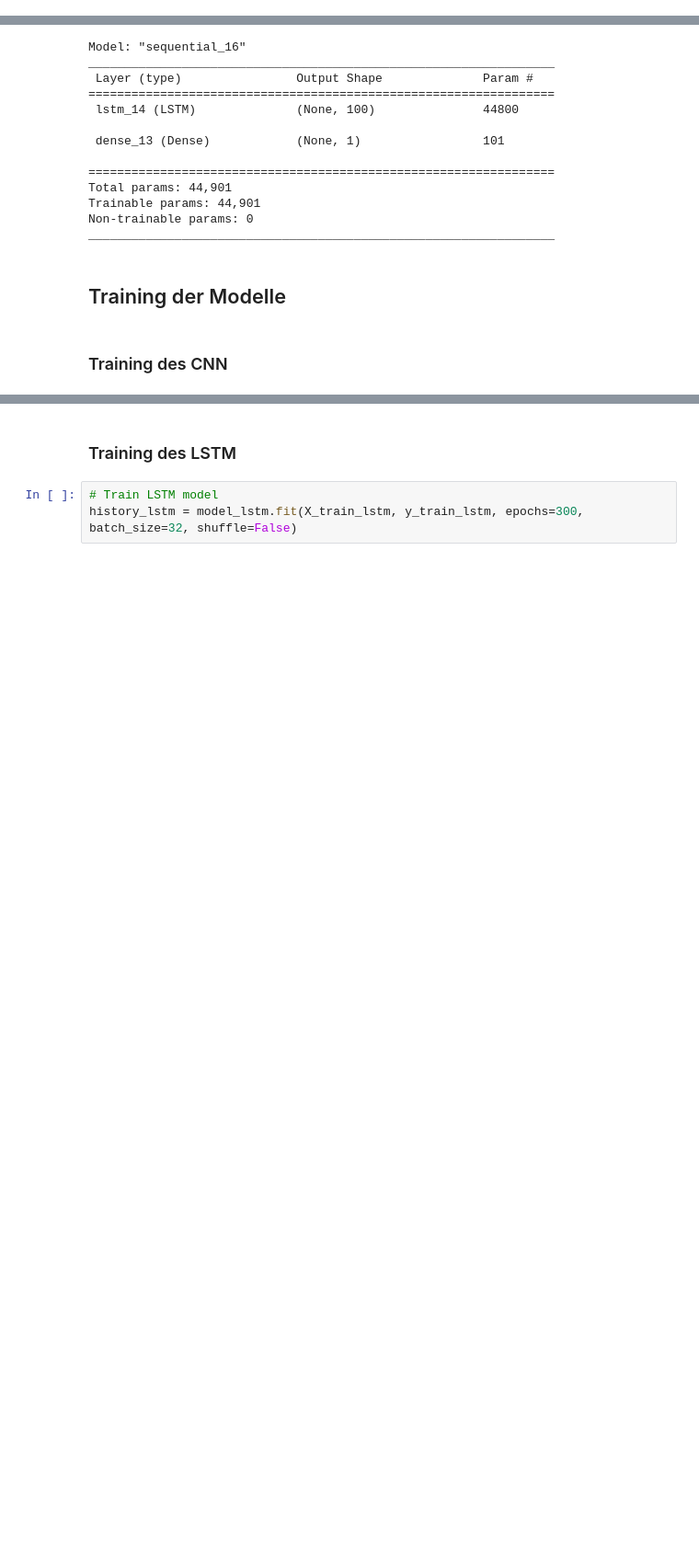
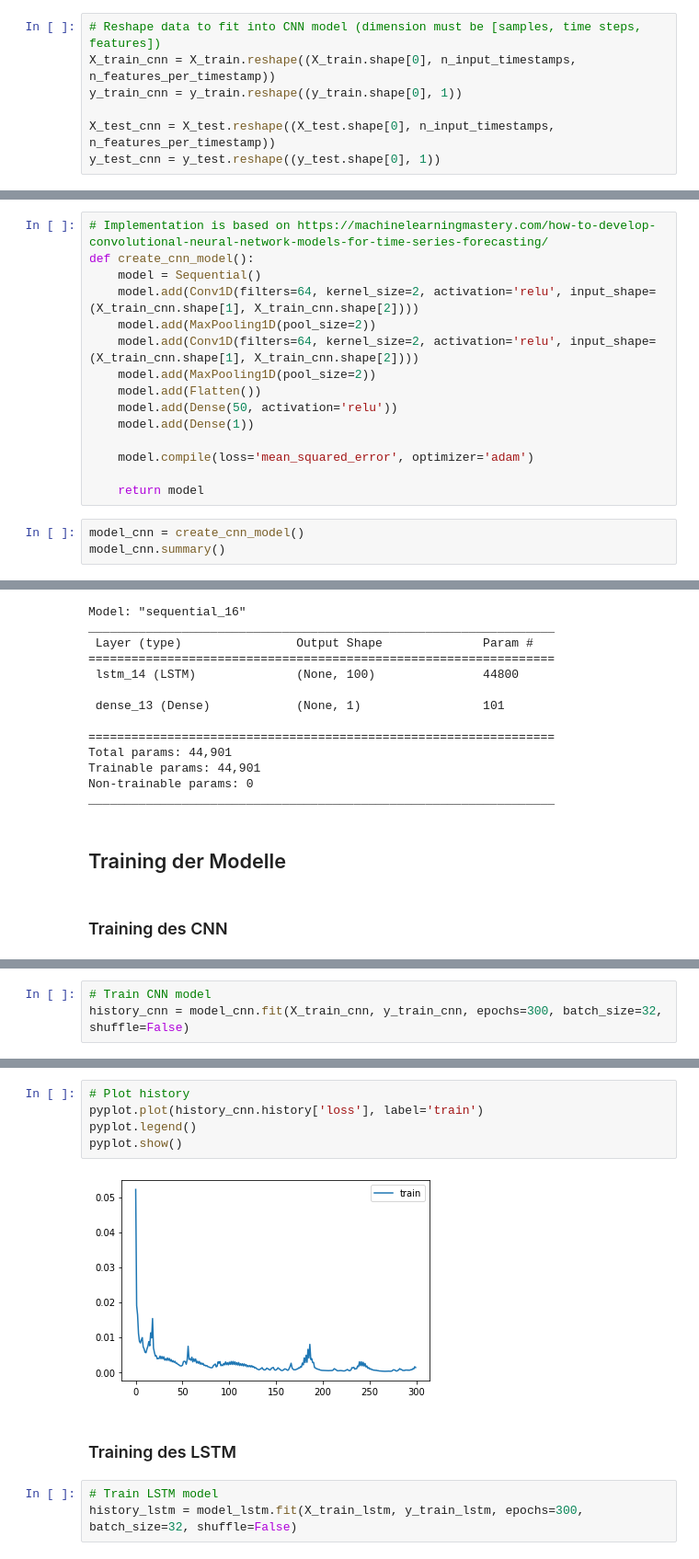
Before and after one commit to maggi71/ml-corona, a Jupyter notebook: models/neural_network.ipynb, the cells around one changed output, grey strips where cells are left out. Shown: that part at 92% size. Drawn from its saved outputs; the diff is of its cells as text; blank space fills up the shorter version.

Commit message:
Add CNN model

```diff
--- a/models/neural_network.ipynb
+++ b/models/neural_network.ipynb
@@ -142,7 +142,32 @@ y_train_lstm = y_train.reshape((y_train.shape[0], 1))
 
 X_test_lstm = X_test.reshape((X_test.shape[0], n_input_timestamps, n_features_per_timestamp))
 y_test_lstm = y_test.reshape((y_test.shape[0], 1))
+# %%
+# Reshape data to fit into CNN model (dimension must be [samples, time steps, features])
+X_train_cnn = X_train.reshape((X_train.shape[0], n_input_timestamps, n_features_per_timestamp))
+y_train_cnn = y_train.reshape((y_train.shape[0], 1))
+
+X_test_cnn = X_test.reshape((X_test.shape[0], n_input_timestamps, n_features_per_timestamp))
+y_test_cnn = y_test.reshape((y_test.shape[0], 1))
 # %% [markdown]
 ## Modelle
 # %% [markdown]
 ### Convolutional Neuronal Network (CNN)
+# %%
+# Implementation is based on https://machinelearningmastery.com/how-to-develop-convolutional-neural-network-models-for-time-series-forecasting/
+def create_cnn_model():
+    model = Sequential()
+    model.add(Conv1D(filters=64, kernel_size=2, activation='relu', input_shape=(X_train_cnn.shape[1], X_train_cnn.shape[2])))
+    model.add(MaxPooling1D(pool_size=2))
+    model.add(Conv1D(filters=64, kernel_size=2, activation='relu', input_shape=(X_train_cnn.shape[1], X_train_cnn.shape[2])))
+    model.add(MaxPooling1D(pool_size=2))
+    model.add(Flatten())
+    model.add(Dense(50, activation='relu'))
+    model.add(Dense(1))
+
+    model.compile(loss='mean_squared_error', optimizer='adam')
+
+    return model
+# %%
+model_cnn = create_cnn_model()
+model_cnn.summary()
@@ -182,0 +225,3 @@ _________________________________________________________________
+# %%
+# Train CNN model
+history_cnn = model_cnn.fit(X_train_cnn, y_train_cnn, epochs=300, batch_size=32, shuffle=False)
@@ -183,3 +246,10 @@ _________________________________________________________________
+# %%
+# Plot history
+pyplot.plot(history_cnn.history['loss'], label='train')
+pyplot.legend()
+pyplot.show()
+# %% [output]
+[figure, added]
 # %% [markdown]
 ### Training des LSTM
 # %%
```
Also changed, not shown: parts of 4 cells of this notebook.
